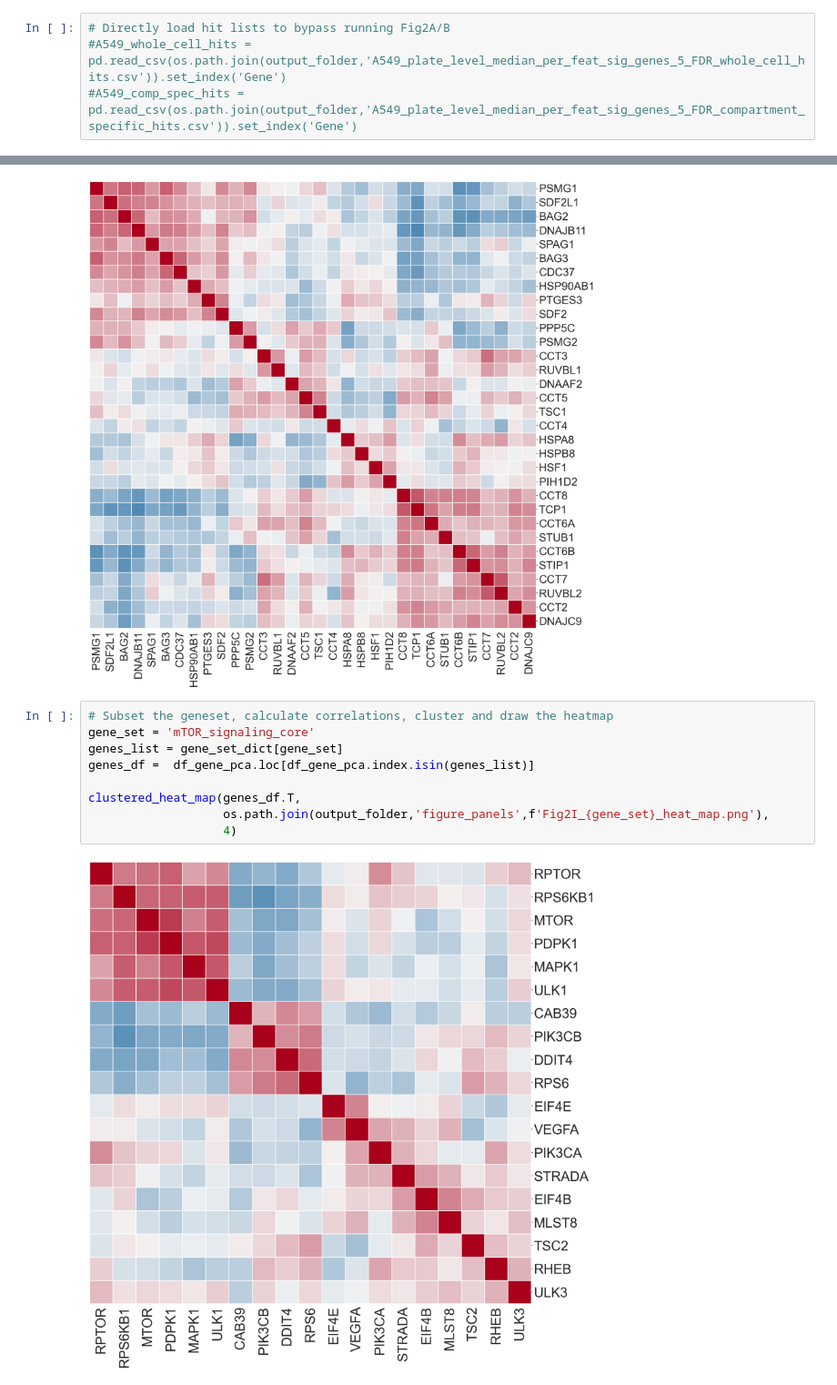
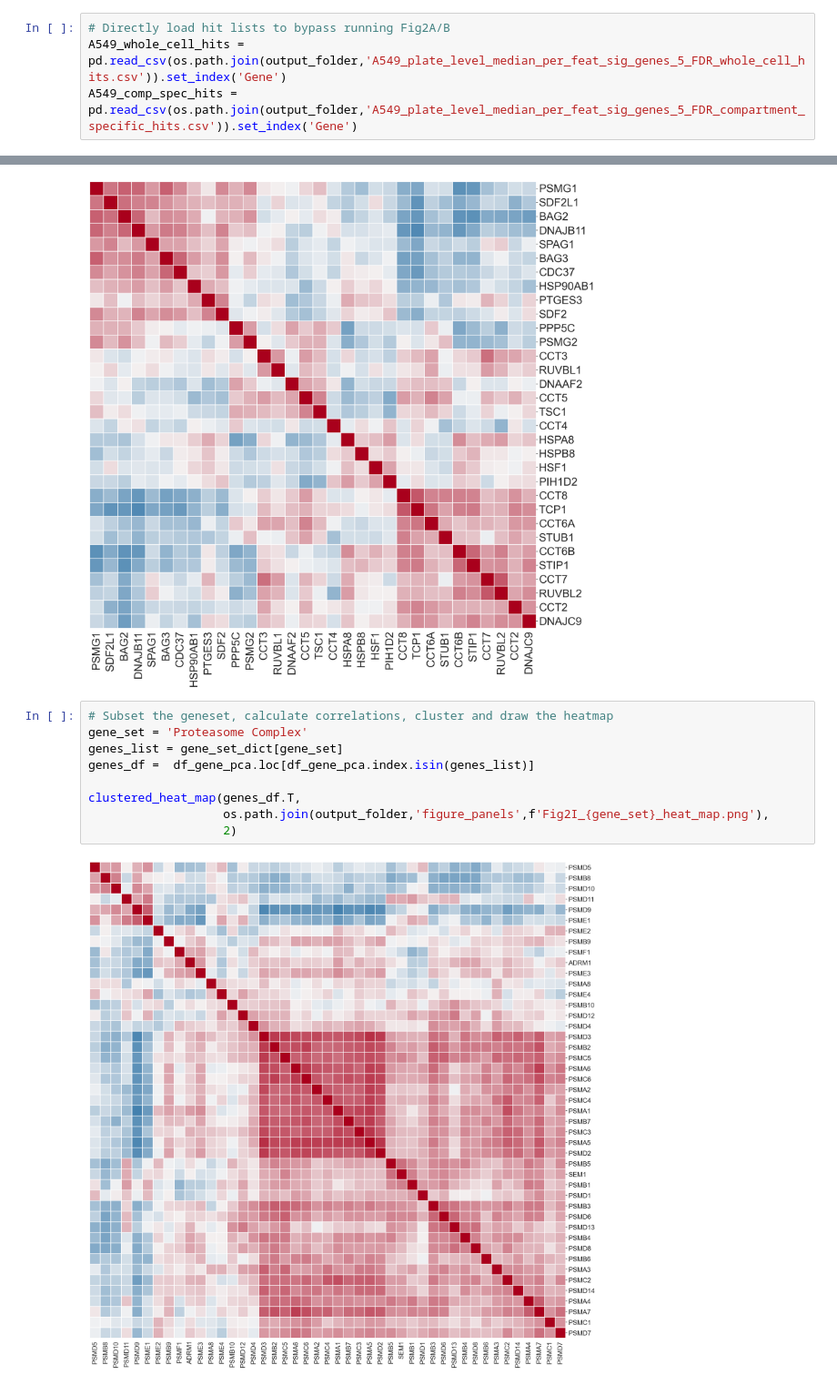
Before and after one commit to broadinstitute/2022_PERISCOPE, a Jupyter notebook: 2_A549_WGS_Summary/Figure_2.ipynb, the cells around one changed output, grey strips where cells are left out. Shown at 91% size. Drawn from its saved outputs; the diff is of its cells as text.

Commit message:
Updates and code for fig2 Proteasome complex heatmap

```diff
--- a/2_A549_WGS_Summary/Figure_2.ipynb
+++ b/2_A549_WGS_Summary/Figure_2.ipynb
@@ -286,8 +286,8 @@ fig.savefig(os.path.join(output_folder,'figure_panels','Fig2B_A549_compartment_s
 # Figure 2C
 # %%
 # Directly load hit lists to bypass running Fig2A/B
-#A549_whole_cell_hits = pd.read_csv(os.path.join(output_folder,'A549_plate_level_median_per_feat_sig_genes_5_FDR_whole_cell_hits.csv')).set_index('Gene')
-#A549_comp_spec_hits = pd.read_csv(os.path.join(output_folder,'A549_plate_level_median_per_feat_sig_genes_5_FDR_compartment_specific_hits.csv')).set_index('Gene')
+A549_whole_cell_hits = pd.read_csv(os.path.join(output_folder,'A549_plate_level_median_per_feat_sig_genes_5_FDR_whole_cell_hits.csv')).set_index('Gene')
+A549_comp_spec_hits = pd.read_csv(os.path.join(output_folder,'A549_plate_level_median_per_feat_sig_genes_5_FDR_compartment_specific_hits.csv')).set_index('Gene')
 # %%
 hit_list = list(A549_comp_spec_hits.index) + list(A549_whole_cell_hits.index)
 df_hits = df_gene.loc[df_gene.index.isin(hit_list)]
@@ -790,12 +790,12 @@ clustered_heat_map(genes_df.T,
 [figure]
 # %%
 # Subset the geneset, calculate correlations, cluster and draw the heatmap
-gene_set = 'mTOR_signaling_core'
+gene_set = 'Proteasome Complex'
 genes_list = gene_set_dict[gene_set]
 genes_df =  df_gene_pca.loc[df_gene_pca.index.isin(genes_list)]
 
 clustered_heat_map(genes_df.T,
                    os.path.join(output_folder,'figure_panels',f'Fig2I_{gene_set}_heat_map.png'),
-                   4)
+                   2)
 # %% [output]
-[figure, old version]
+[figure, new version]
```
Also changed, not shown: 2 other files.
